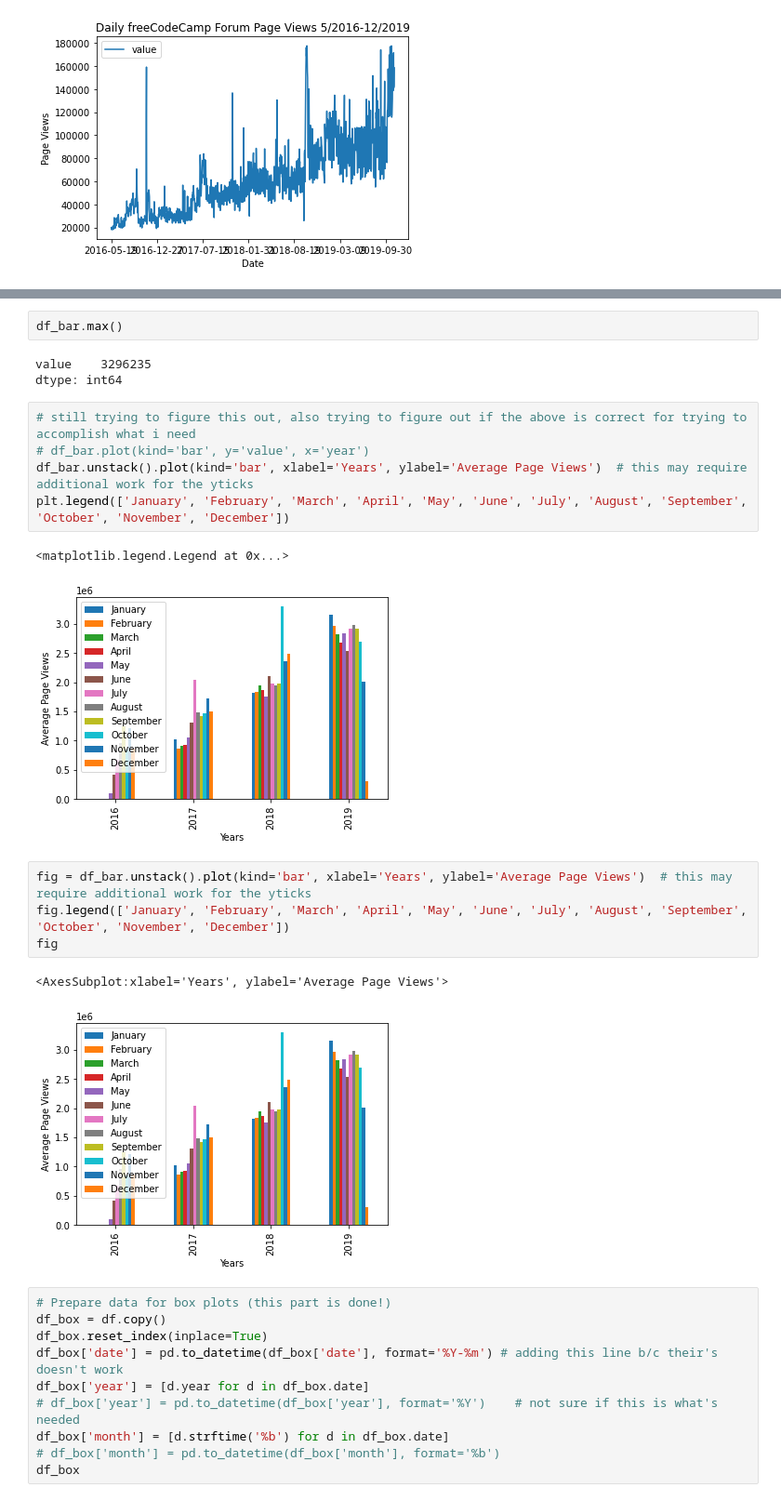
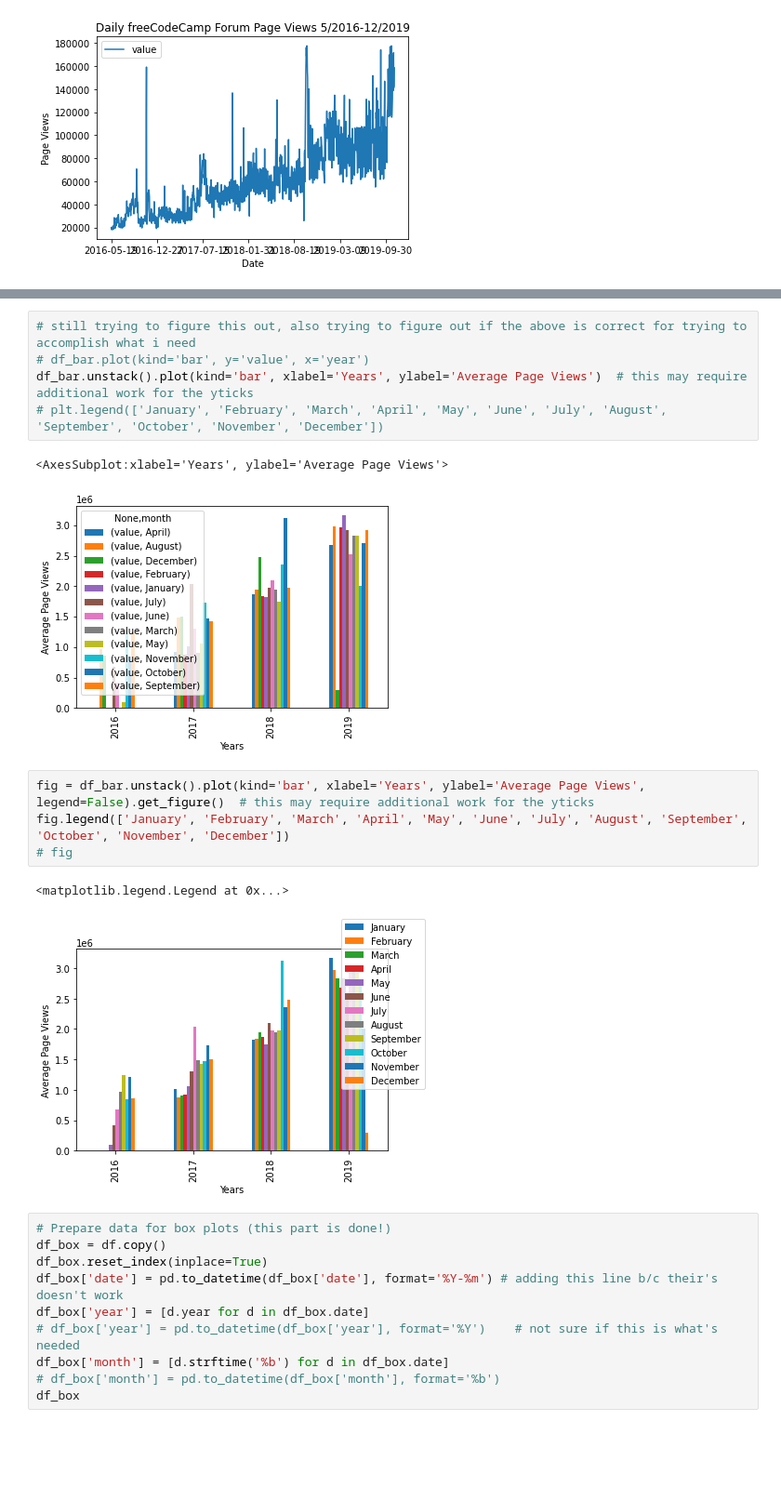
Before and after one commit to jmacdonald2010/page-view-time-series-visualizer, a Jupyter notebook: sketches.ipynb, the cells around one changed output, grey strips where cells are left out. Shown at 93% size. Drawn from its saved outputs; the diff is of its cells as text; blank space fills up the shorter version.

```diff
--- a/sketches.ipynb
+++ b/sketches.ipynb
@@ -94,23 +94,18 @@ df_bar
-# %%
-df_bar.max()
-# %% [output]
-value    3296235
-dtype: int64
 # %%
 # still trying to figure this out, also trying to figure out if the above is correct for trying to accomplish what i need
 # df_bar.plot(kind='bar', y='value', x='year')
 df_bar.unstack().plot(kind='bar', xlabel='Years', ylabel='Average Page Views')  # this may require additional work for the yticks
-plt.legend(['January', 'February', 'March', 'April', 'May', 'June', 'July', 'August', 'September', 'October', 'November', 'December'])
+# plt.legend(['January', 'February', 'March', 'April', 'May', 'June', 'July', 'August', 'September', 'October', 'November', 'December'])
 # %% [output]
-<matplotlib.legend.Legend at 0x...>
+<AxesSubplot:xlabel='Years', ylabel='Average Page Views'>
-[figure, old version]
+[figure, new version]
 # %%
-fig = df_bar.unstack().plot(kind='bar', xlabel='Years', ylabel='Average Page Views')  # this may require additional work for the yticks
+fig = df_bar.unstack().plot(kind='bar', xlabel='Years', ylabel='Average Page Views', legend=False).get_figure()  # this may require additional work for the yticks
 fig.legend(['January', 'February', 'March', 'April', 'May', 'June', 'July', 'August', 'September', 'October', 'November', 'December'])
-fig
+# fig
 # %% [output]
-<AxesSubplot:xlabel='Years', ylabel='Average Page Views'>
+<matplotlib.legend.Legend at 0x...>
-[figure, old version]
+[figure, new version]
 # %%
 # Prepare data for box plots (this part is done!)
 df_box = df.copy()
```
Also changed, not shown: parts of 2 cells of this notebook, 2 other files.
